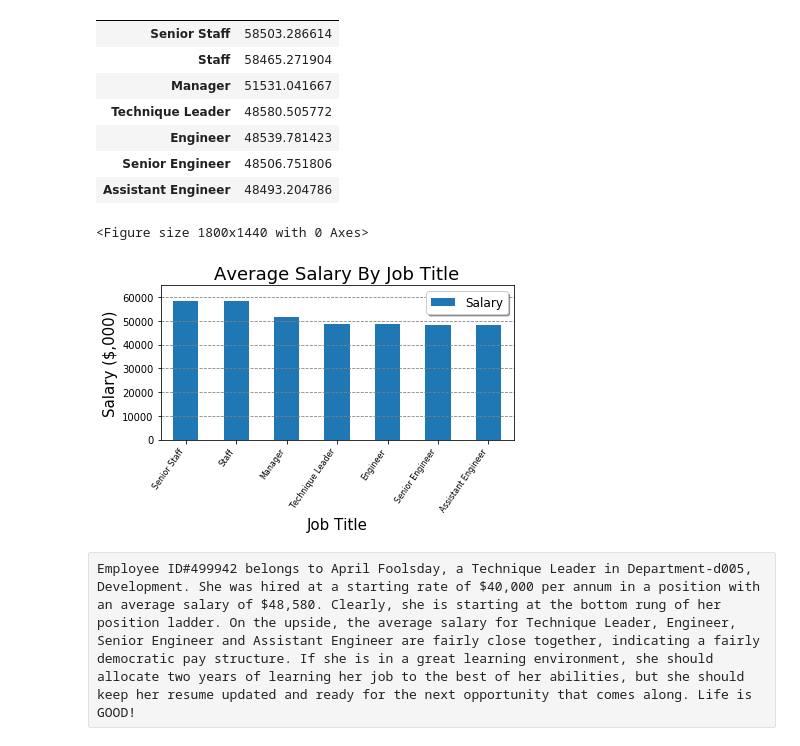
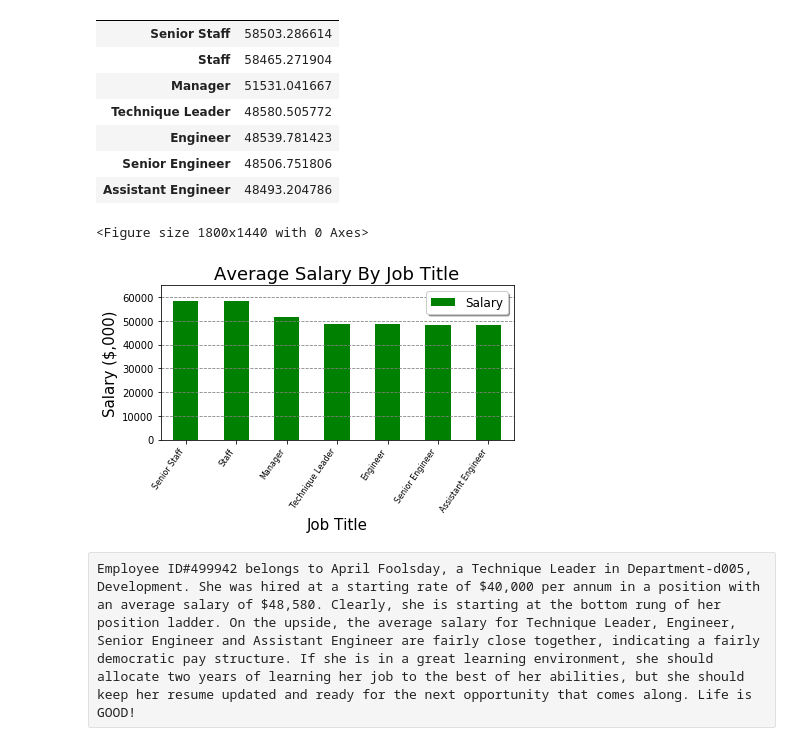
Before and after one commit to rlman/sql-challenge, a Jupyter notebook: EmployeeSQL/EmployeesSQL_Visuals.ipynb, the cells around one changed output. Saved outputs shown, nothing was run; the diff lists cells and outputs as text; code cells hidden in the pictures.

Commit message:
updated image files

```diff
--- a/EmployeeSQL/EmployeesSQL_Visuals.ipynb
+++ b/EmployeeSQL/EmployeesSQL_Visuals.ipynb
@@ -191,29 +191,29 @@ avg_salaries_df
 # %%
 # Create a histogram to visualize the most common salary ranges for employees
 # avg_salaries_df.plot.hist(alpha=0.5)
 plt.figure(figsize=(25,20))
-salary_by_title = avg_salaries_df.plot(kind = "bar")
+salary_by_title = avg_salaries_df.plot(kind = "bar", color = "green")
 
 plt.xticks(fontsize=8, rotation=35, ha="right")
 plt.xlim([-0.5, 6.5])
 plt.xticks(fontsize=8, rotation=55)
 plt.ylim([0, 65000])
 plt.title("Average Salary By Job Title", fontsize=18)
 plt.xlabel("Job Title", fontsize=15)
 plt.ylabel("Salary ($,000)", fontsize=15)
 plt.legend(loc="upper right", fontsize=12, fancybox=True, shadow=True)
 
 # https://matplotlib.org/devdocs/api/_as_gen/matplotlib.pyplot.grid.html
 plt.grid(axis="y", linestyle="dashed", color="gray")
 
 # Save the image into a .png file
-plt.savefig("Images/avg_salary_by_jobtitle.png",dpi=600)
+plt.savefig("Images/avg_salary_by_jobtitle.png",dpi=100)
 
 # Show the data visualization
 plt.tight_layout()
 plt.show()
 # %% [output]
 <Figure size 1800x1440 with 0 Axes>
-[figure, old version]
+[figure, new version]
 # %% [raw]
 Employee ID#499942 belongs to April Foolsday, a Technique Leader in Department-d005, Development. She was hired at a starting rate of $40,000 per annum in a position with an average salary of $48,580. Clearly, she is starting at the bottom rung of her position ladder. On the upside, the average salary for Technique Leader, Engineer, Senior Engineer and Assistant Engineer are fairly close together, indicating a fairly democratic pay structure. If she is in a great learning environment, she should allocate two years of learning her job to the best of her abilities, but she should keep her resume updated and ready for the next opportunity that comes along. Life is GOOD!
```
Also changed, not shown: parts of 1 cell of this notebook, 1 other file.
